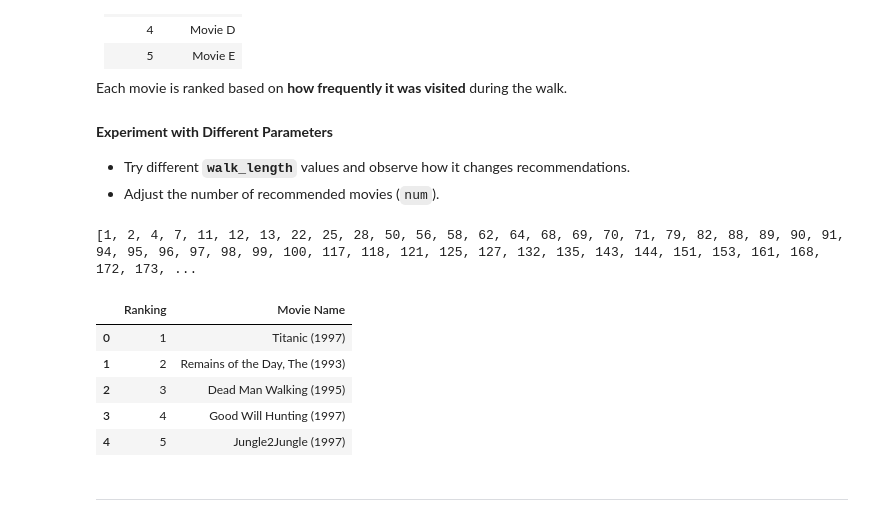
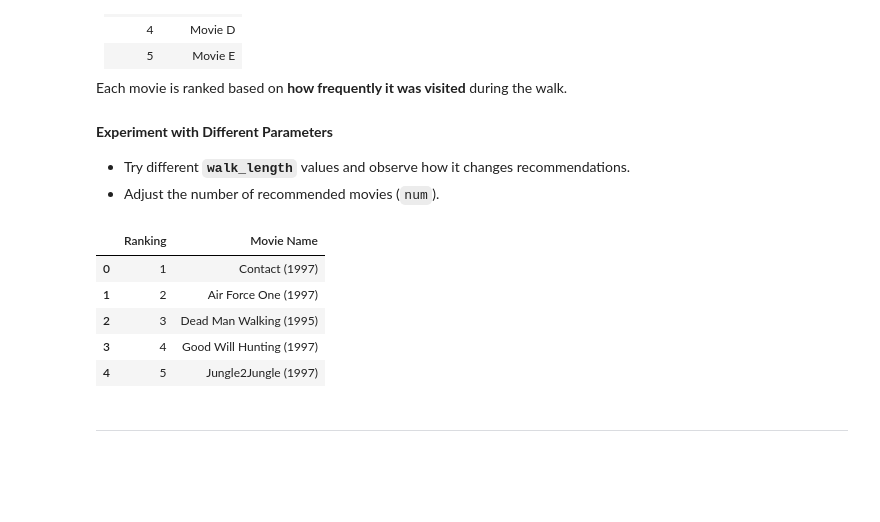
Before and after one commit to AlexanderMesa/Movie-Recommendation, a Jupyter notebook: Programming_Assignment/Programming_Assignment_1.ipynb, the cells around one changed output. Cells and saved outputs as stored; diff of their text form; code cells hidden in the pictures; blank space fills up the shorter version.

```diff
--- a/Programming_Assignment/Programming_Assignment_1.ipynb
+++ b/Programming_Assignment/Programming_Assignment_1.ipynb
@@ -856,7 +833,7 @@ import pandas as pd # For Handling Data
 from collections import Counter
 
 def weighted_pixie_recommend(user_id, walk_length=15, num=5):
-    # List of connected nodes (users) in graph where the users must have at least 50 common movie ratings with user_id
+    # List of connected nodes (users) in graph where the users must have at least 100 common movie ratings with user_id
     # Occurences help keeps track of number of movies user_id and another user have rated the same movie so we can find the connected nodes
     connected_nodes = []
     occurences = []
@@ -867,7 +844,7 @@ def weighted_pixie_recommend(user_id, walk_length=15, num=5):
     for user in users['user_id']:
         if (occurences.count(user) >= 100 and user_id != user):
             connected_nodes.append(user)
-    print(connected_nodes)
+    #print(connected_nodes)
 
     # Create walk_scores array which has walk score for each user; Highest score determines next user we walk to in graph
     walk_scores = []
@@ -895,37 +872,36 @@ def weighted_pixie_recommend(user_id, walk_length=15, num=5):
         while (user_movie_matrix.loc[next_walk, movie_walker_id] <= 4.5 and movie_walker_id <= len(movies)):
             movie_walker_id = movie_walker_id + 1
 
         if (movie_walker_id > len(movies)):
             movie_walker_id = 1
             while (user_movie_matrix.loc[next_walk, movie_walker_id] <= 3.5):
                 movie_walker_id = movie_walker_id + 1
         movie_walkers.append(movies.loc[movie_walker_id-1,['title']]['title'])
 
     # Sort the movie_walkers array by most frequent item (Used Google AI with "sort array by most frequent item python" search)
     counts = Counter(movie_walkers)
     movie_walkers_sorted = sorted(movie_walkers, key=lambda x: (counts[x], -movie_walkers.index(x)), reverse=True)
     # Remove Duplicates
     index = 0
     while (index < len(movie_walkers_sorted)-1):
         if (movie_walkers_sorted[index] == movie_walkers_sorted[index+1]):
             movie_walkers_sorted.pop(index)
             index = index - 1
         index = index + 1
     movie_walkers_sorted = movie_walkers_sorted[:num]
 
 
     result_df = pd.DataFrame({
         'Ranking': range(1, num+1),
         'Movie Name': movie_walkers_sorted
     })
     return result_df
 
-weighted_pixie_recommend(229, 50, 5)
+weighted_pixie_recommend(100, 50, 5)
 # %% [output]
-[1, 2, 4, 7, 11, 12, 13, 22, 25, 28, 50, 56, 58, 62, 64, 68, 69, 70, 71, 79, 82, 88, 89, 90, 91, 94, 95, 96, 97, 98, 99, 100, 117, 118, 121, 125, 127, 132, 135, 143, 144, 151, 153, 161, 168, 172, 173, ...
 |  | Ranking | Movie Name |
-| 0 | 1 | Titanic (1997) |
-| 1 | 2 | Remains of the Day, The (1993) |
+| 0 | 1 | Contact (1997) |
+| 1 | 2 | Air Force One (1997) |
 | 2 | 3 | Dead Man Walking (1995) |
 | 3 | 4 | Good Will Hunting (1997) |
 | 4 | 5 | Jungle2Jungle (1997) |
```
Also changed, not shown: parts of 2 cells of this notebook, 2 other files.
